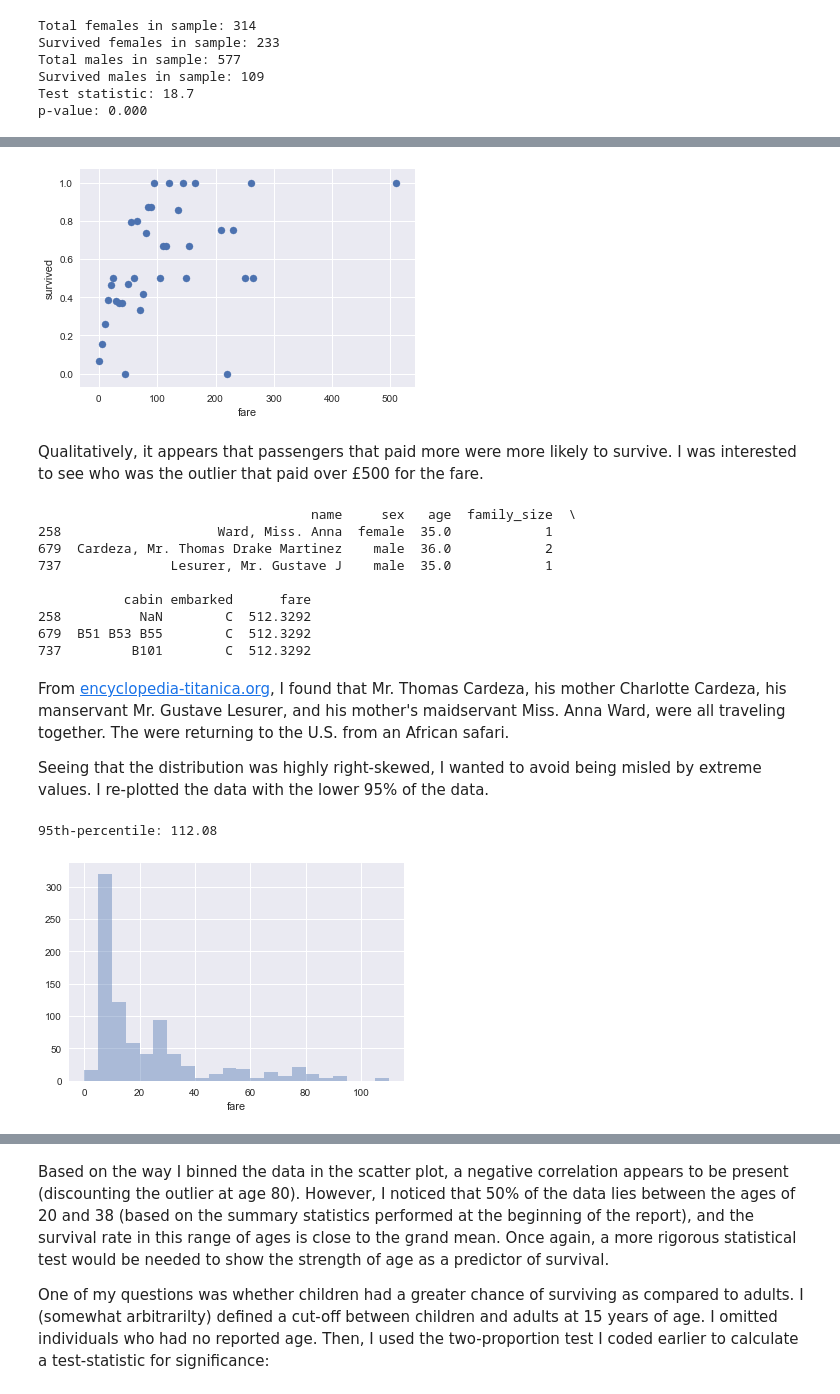
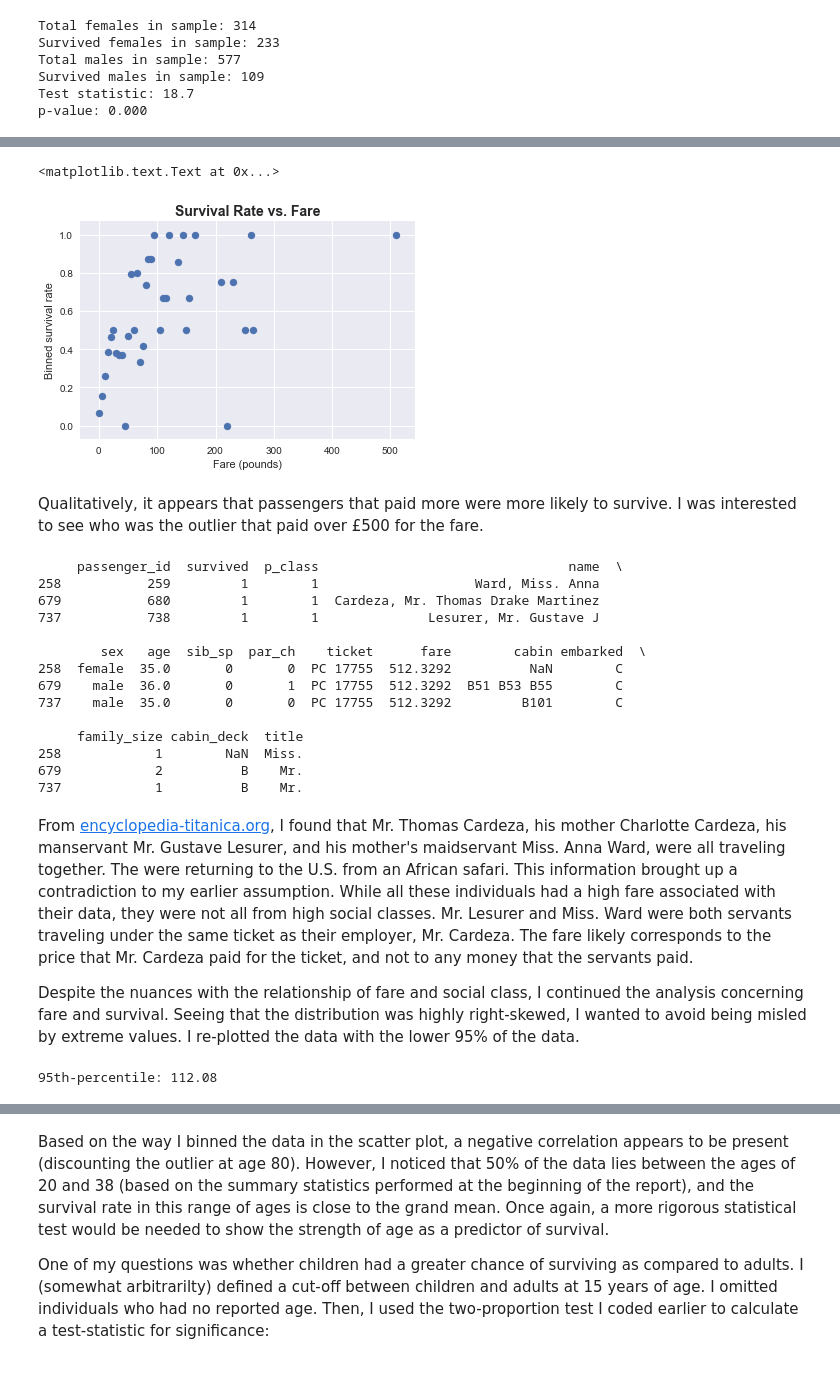
Before and after one commit to joshtice/Titanic_project, a Jupyter notebook: Titanic.ipynb, the cells around one changed output, grey strips where cells are left out. Cells and saved outputs as stored; diff of their text form; code cells hidden in the pictures.

```diff
--- a/Titanic.ipynb
+++ b/Titanic.ipynb
@@ -275,30 +334,35 @@ g = sns.distplot(df.fare.dropna(), bins=range(0, 550, 5), kde=False)
 # %%
-g = sns.regplot(x='fare', y='survived', data=df, x_bins=range(0, 550, 5), fit_reg=False, ci=False, y_jitter=0.01)
+sns.regplot(x='fare', y='survived', data=df, x_bins=range(0, 550, 5), fit_reg=False, ci=False, y_jitter=0.01)
+plt.title('Survival Rate vs. Fare', fontsize=14, fontweight='bold')
+plt.xlabel('Fare (pounds)')
+plt.ylabel('Binned survival rate')
 # %% [output]
+<matplotlib.text.Text at 0x...>
-[figure, old version]
+[figure, new version]
 # %% [markdown]
 Qualitatively, it appears that passengers that paid more were more likely to survive. I was interested to see who was the outlier that paid over £500 for the fare.
 # %%
-print(df[['name', 'sex', 'age', 'family_size', 'cabin', 'embarked', 'fare']][df.fare > 500])
+print(df[df.fare > 500])
 # %% [output]
-                                   name     sex   age  family_size  \
-258                    Ward, Miss. Anna  female  35.0            1
-679  Cardeza, Mr. Thomas Drake Martinez    male  36.0            2
-737              Lesurer, Mr. Gustave J    male  35.0            1
+     passenger_id  survived  p_class                                name  \
+258           259         1        1                    Ward, Miss. Anna
+679           680         1        1  Cardeza, Mr. Thomas Drake Martinez
+737           738         1        1              Lesurer, Mr. Gustave J
 
-           cabin embarked      fare
-258          NaN        C  512.3292
-679  B51 B53 B55        C  512.3292
-737         B101        C  512.3292
+        sex   age  sib_sp  par_ch    ticket      fare        cabin embarked  \
+258  female  35.0       0       0  PC 17755  512.3292          NaN        C
+679    male  36.0       0       1  PC 17755  512.3292  B51 B53 B55        C
+737    male  35.0       0       0  PC 17755  512.3292         B101        C
+
+     family_size cabin_deck  title
+258            1        NaN  Miss.
+679            2          B    Mr.
+737            1          B    Mr.
 # %% [markdown]
-From [encyclopedia-titanica.org](www.encyclopedia-titanica.org), I found that Mr. Thomas Cardeza, his mother Charlotte Cardeza, his manservant Mr. Gustave Lesurer, and his mother's maidservant Miss. Anna Ward, were all traveling together. The were returning to the U.S. from an African safari.
+From [encyclopedia-titanica.org](www.encyclopedia-titanica.org), I found that Mr. Thomas Cardeza, his mother Charlotte Cardeza, his manservant Mr. Gustave Lesurer, and his mother's maidservant Miss. Anna Ward, were all traveling together. The were returning to the U.S. from an African safari. This information brought up a contradiction to my earlier assumption. While all these individuals had a high fare associated with their data, they were not all from high social classes. Mr. Lesurer and Miss. Ward were both servants traveling under the same ticket as their employer, Mr. Cardeza. The fare likely corresponds to the price that Mr. Cardeza paid for the ticket, and not to any money that the servants paid.
 
-Seeing that the distribution was highly right-skewed, I wanted to avoid being misled by extreme values. I re-plotted the data with the lower 95% of the data.
+Despite the nuances with the relationship of fare and social class, I continued the analysis concerning fare and survival. Seeing that the distribution was highly right-skewed, I wanted to avoid being misled by extreme values. I re-plotted the data with the lower 95% of the data.
 # %%
 print('95th-percentile: {:0.2f}'.format(df.fare.quantile(0.95)))
 # %% [output]
 95th-percentile: 112.08
-# %%
-g = sns.distplot(df.fare, bins=range(0, 115, 5), kde=False)
-# %% [output]
-[figure, removed]
```
Also changed, not shown: parts of 33 cells of this notebook, 1 other file.
